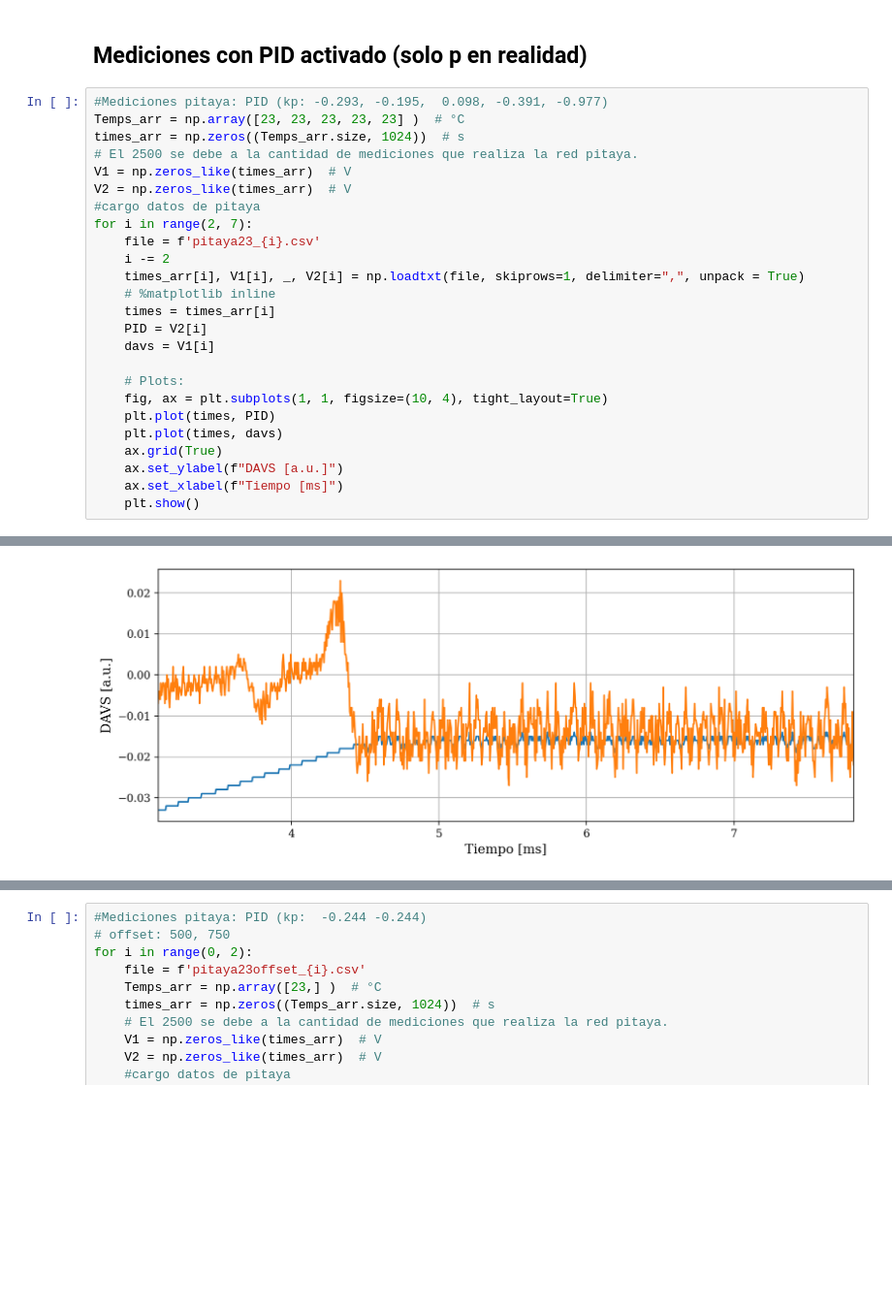
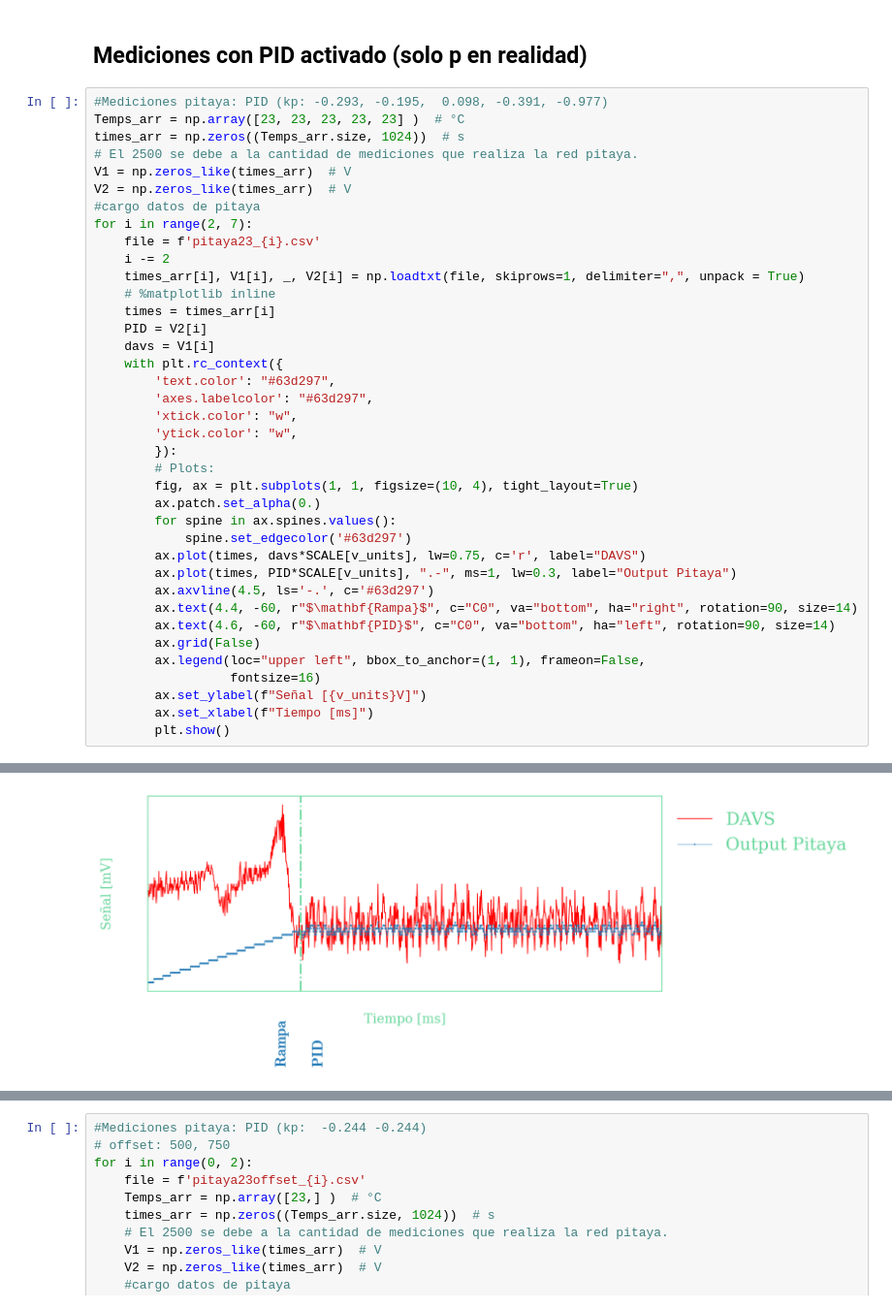
Before and after one commit to agustinbrusco/Laboratorio5, a Jupyter notebook: Datos y código - Práctica 2/analisis_region.ipynb, the cells around one changed output, grey strips where cells are left out. Shown at 97% size. Drawn from its saved outputs; the diff is of its cells as text; blank space fills up the shorter version.

```diff
--- a/Datos y código - Práctica 2/analisis_region.ipynb
+++ b/Datos y código - Práctica 2/analisis_region.ipynb
@@ -204,13 +216,26 @@ for i in range(2, 7):
     times = times_arr[i]
     PID = V2[i]
     davs = V1[i]
-
-    # Plots:
-    fig, ax = plt.subplots(1, 1, figsize=(10, 4), tight_layout=True)
-    plt.plot(times, PID)
-    plt.plot(times, davs)
-    ax.grid(True)
-    ax.set_ylabel(f"DAVS [a.u.]")
-    ax.set_xlabel(f"Tiempo [ms]")
-    plt.show()
+    with plt.rc_context({
+        'text.color': "#63d297",
+        'axes.labelcolor': "#63d297",
+        'xtick.color': "w",
+        'ytick.color': "w",
+        }):
+        # Plots:
+        fig, ax = plt.subplots(1, 1, figsize=(10, 4), tight_layout=True)
+        ax.patch.set_alpha(0.)
+        for spine in ax.spines.values():
+            spine.set_edgecolor('#63d297')
+        ax.plot(times, davs*SCALE[v_units], lw=0.75, c='r', label="DAVS")
+        ax.plot(times, PID*SCALE[v_units], ".-", ms=1, lw=0.3, label="Output Pitaya")
+        ax.axvline(4.5, ls='-.', c='#63d297')
+        ax.text(4.4, -60, r"$\mathbf{Rampa}$", c="C0", va="bottom", ha="right", rotation=90, size=14)
+        ax.text(4.6, -60, r"$\mathbf{PID}$", c="C0", va="bottom", ha="left", rotation=90, size=14)
+        ax.grid(False)
+        ax.legend(loc="upper left", bbox_to_anchor=(1, 1), frameon=False,
+                  fontsize=16)
+        ax.set_ylabel(f"Señal [{v_units}V]")
+        ax.set_xlabel(f"Tiempo [ms]")
+        plt.show()
 # %% [output]
@@ -218 +243 @@ for i in range(2, 7):
-[figure, old version]
+[figure, new version]
```
Also changed, not shown: parts of 4 cells of this notebook, 1 other file.
